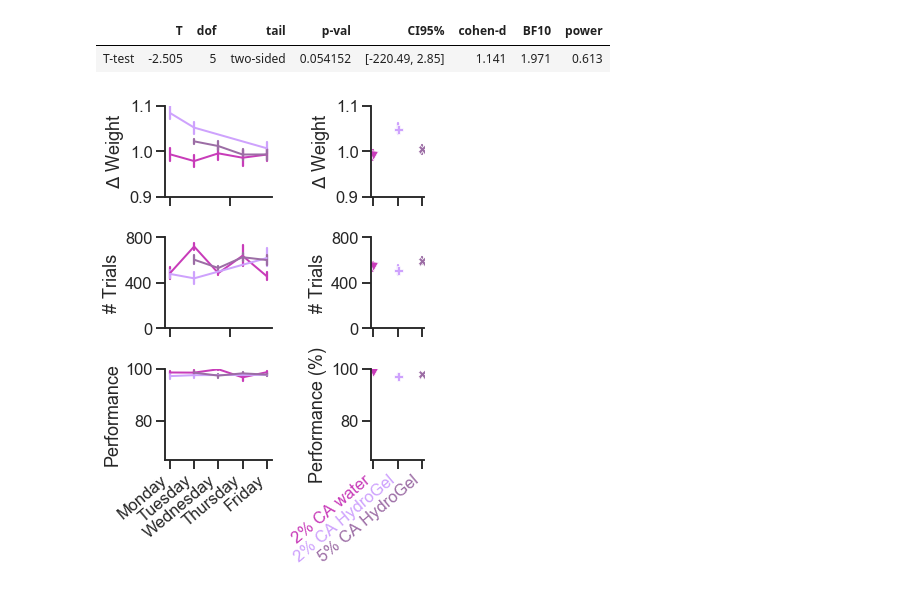
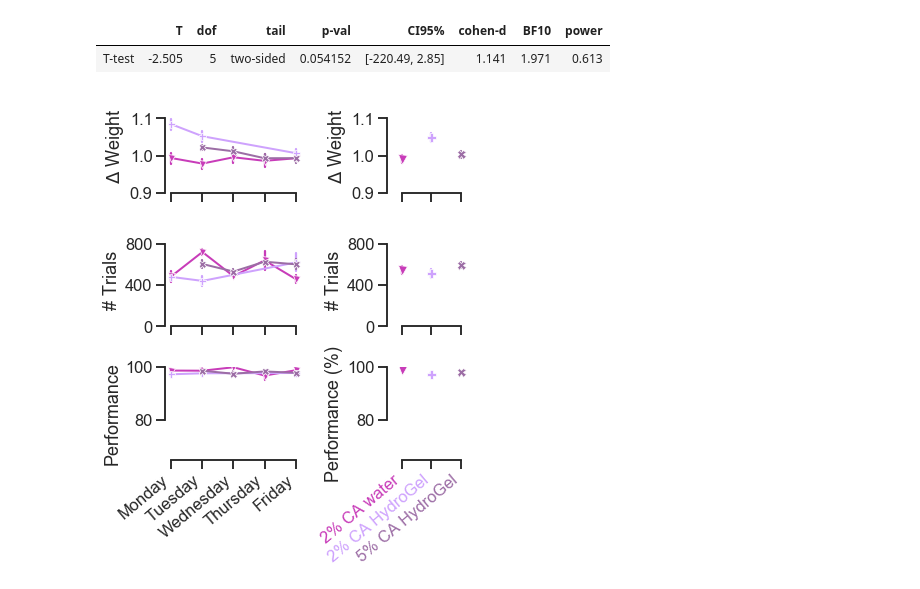
Before and after one commit to int-brain-lab/citricAcid, a Jupyter notebook: figure2.ipynb, the cells around one changed output. Cells and saved outputs as stored; diff of their text form; code cells hidden in the pictures.

```diff
--- a/figure2.ipynb
+++ b/figure2.ipynb
@@ -266,12 +279,12 @@ weekend CA vs week CA: mean 682 vs 573, t(5) = -2.505, p = 0.0542
 | T-test | -2.505 | 5 | two-sided | 0.054152 | [-220.49, 2.85] | 1.141 | 1.971 | 0.613 |
 # %%
 # NOW REPEAT, BUT ONLY WITH HYDROGEL + CA WEEKEND!!!
-ylims_weight = [0.9, 1.1]
-ylims_ntrials = [0, 800]
-ylims_performance = [65, 100]
+# ylims_weight = [0.9, 1.1]
+# ylims_ntrials = [0, 800]
+# ylims_performance = [65, 100]
 
 f, ax = plt.subplots(ncols=2, nrows=3,
-                     gridspec_kw=dict(width_ratios=[1, 0.5], height_ratios=[1,1,1]), figsize=(5,7))
+                     gridspec_kw=dict(width_ratios=[1, 0.8], height_ratios=[1,1,1]), figsize=(6,7))
 
 condition_names = ['2% CA water', '2% CA HydroGel', '5% CA HydroGel']
 condition_order = ["C","H2", "H5"]
@@ -282,19 +295,26 @@ marker_mapping = { 'C':'v',  'H2':'P', 'H5':'X'}
 sns.lineplot(x="weekday", y="avg_weight", err_style='bars', ci=68, hue="condition",
              linewidth=2,
              data=df3.groupby(['subject_nickname', 'weekday', 'condition'])['avg_weight'].mean().reset_index(),
-             ax=ax[0,0], legend=False, hue_order=condition_order, palette=palette)
+             ax=ax[0,0], legend=False, hue_order=condition_order, palette=palette,
+            style="condition", markers=marker_mapping, dashes=False, markersize=7)
 ax[0,0].set(ylabel="$\Delta$ Weight", ylim=ylims_weight, xlabel="")
 ax[0,0].tick_params(labelbottom=False)
+ax[0,0].set_xticks(range(5))
 sns.lineplot(x="weekday", y="n_trials", err_style='bars', ci=68, hue="condition",
              linewidth=2, data=df3.groupby(['subject_nickname', 'weekday', 'condition'])['n_trials'].mean().reset_index(),
-             ax=ax[1,0], legend=False, hue_order=condition_order, palette=palette)
+             ax=ax[1,0], legend=False, hue_order=condition_order, palette=palette,
+            style="condition", markers=marker_mapping, dashes=False, markersize=7)
 ax[1,0].set(ylabel="# Trials", ylim=ylims_ntrials, xlabel="", yticks=[0,400,800])
 ax[1,0].tick_params(labelbottom=False)
+ax[1,0].set_xticks(range(5))
+
 sns.lineplot(x="weekday", y="performance_easy", err_style='bars', ci=68, hue="condition",
              linewidth=2, data=df3.groupby(['subject_nickname', 'weekday', 'condition'])['performance_easy'].mean().reset_index(),
-             ax=ax[2,0], legend=False, hue_order=condition_order, palette=palette)
+             ax=ax[2,0], legend=False, hue_order=condition_order, palette=palette,
+            style="condition", markers=marker_mapping, dashes=False, markersize=7)
 ax[2,0].set(ylabel="Performance", xticks=[0,1,2,3,4],
           xticklabels=['Monday', 'Tuesday', 'Wednesday', 'Thursday', 'Friday'], xlabel="", ylim=ylims_performance)
+ax[2,0].set_xticks(range(5))
 
 for item in ax[2,0].get_xticklabels():
     item.set_rotation(40)
@@ -309,33 +329,40 @@ sns.lineplot(x="condition", y="avg_weight", err_style='bars', style='condition',
 ax[0,1].set(ylabel="$\Delta$ Weight", xlabel="", ylim=ylims_weight)
 ax[0,1].get_legend().remove()
 ax[0,1].tick_params(labelbottom=False)
+ax[0,1].set_xticks(range(3))
+ax[0,1].set_xlim([-0.5, 3.2])
 
 sns.lineplot(x="condition", y="n_trials", err_style='bars', style='condition', markers=marker_mapping,
              ci=68, linewidth=2, hue_order=condition_order, palette=palette, hue="condition",
              data=df3.groupby(['subject_nickname', 'condition'])['n_trials'].mean().reset_index(),
              ax=ax[1,1])
 #sns.boxplot(x="condition", y="n_trials", order=condition_order, data=df, fliersize=0, ax=ax[1,2], boxprops={'facecolor':'None'}, width=.3)
 ax[1,1].set(ylabel="# Trials", xlabel="", ylim=ylims_ntrials, yticks=[0,400,800])
 ax[1,1].get_legend().remove()
 ax[1,1].tick_params(labelbottom=False)
+ax[1,1].set_xticks(range(3))
+ax[1,1].set_xlim([-0.5, 3.2])
+
 sns.lineplot(x="condition", y="performance_easy", err_style='bars', style='condition', markers=marker_mapping,
              ci=68, linewidth=2, hue_order=condition_order, palette=palette, hue="condition",
              data=df3.groupby(['subject_nickname', 'condition'])['performance_easy'].mean().reset_index(),
              ax=ax[2,1])
 #sns.lineplot(x="condition", y="performance_easy", order=condition_order, data=df, fliersize=0, ax=ax[2,2], boxprops={'facecolor':'None'}, width=.3)
 ax[2,1].set(ylabel="Performance (%)", xlabel="", ylim=ylims_performance)
 ax[2,1].get_legend().remove()
 ax[2,1].set_xticklabels(condition_names)
+ax[2,1].set_xticks(range(3))
+ax[2,1].set_xlim([-0.5, 3.2])
 
 for ticklabel, tickcolor in zip(ax[2,1].get_xticklabels(), palette):
     ticklabel.set_color(tickcolor)
     ticklabel.set_rotation(40)
     ticklabel.set(ha='right')
 
 # SAVE
-sns.despine()
+sns.despine(trim=True)
 f.tight_layout()
 f.savefig(os.path.join(figpath, "citricacid_study3c.pdf"))
 f.savefig(os.path.join(figpath, "citricacid_study3c.png"), dpi=600)
 # %% [output]
-[figure, old version]
+[figure, new version]
```
Also changed, not shown: parts of 2 cells of this notebook, 19 other files.
